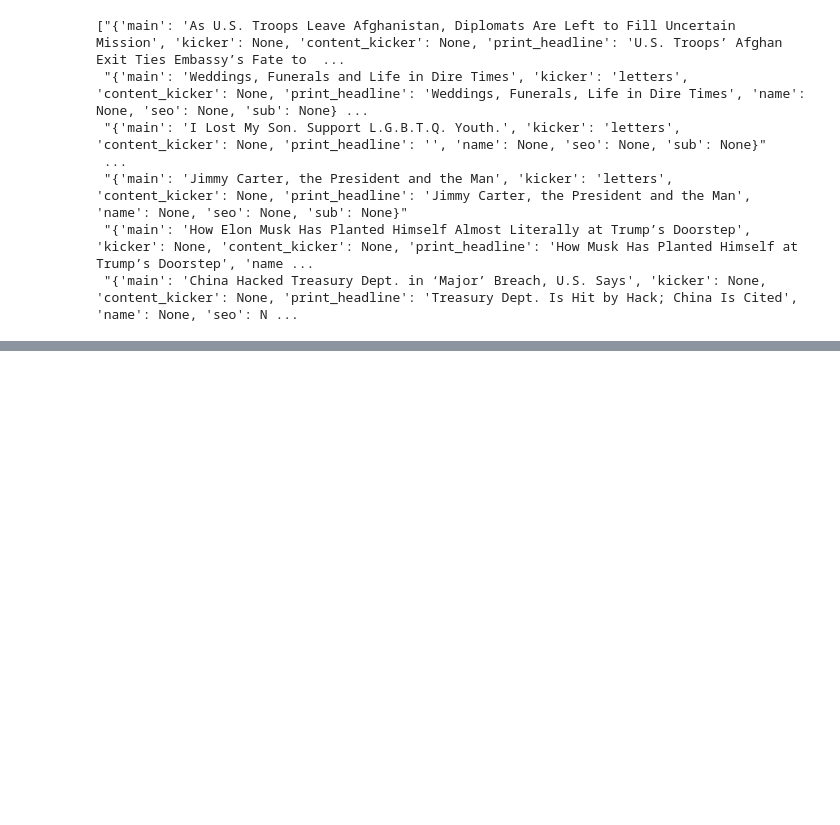
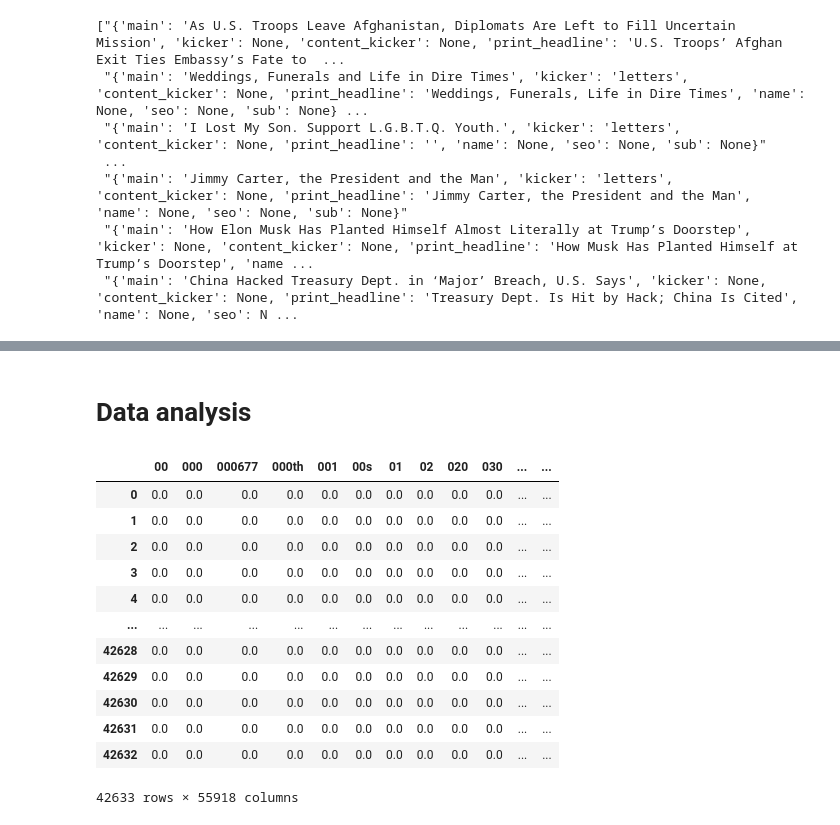
Before and after one commit to Mahendran180923/News_Senticonomy, a Jupyter notebook: Senticonomy.ipynb, the cells around one changed output, grey strips where cells are left out. Cells and saved outputs as stored; diff of their text form; code cells hidden in the pictures; blank space fills up the shorter version.

```diff
--- a/Senticonomy.ipynb
+++ b/Senticonomy.ipynb
@@ -365,6 +372,6 @@ Index(['abstract', 'web_url', 'snippet', 'lead_paragraph', 'print_section',
       dtype='object')
 # %%
-cleaned_data.drop(['print_section',  'print_page', 'document_type', 'byline', 'type_of_material', '_id', 'word_count', 'uri', 'multimedia','keywords'], axis=1, inplace=True)
+cleaned_data.drop(['print_section',  'print_page', 'document_type', 'byline', '_id', 'word_count', 'uri', 'multimedia'], axis=1, inplace=True)
 # %%
 cleaned_data.columns
 # %% [output]
@@ -402,0 +396,6 @@ cleaned_data
+# %%
+import ast
+# Convert the keywords column to a list of dictionaries and extract keyword values
+cleaned_data['keywords'] = cleaned_data['keywords'].apply(lambda x: [d['value'] for d in ast.literal_eval(x)])
+# %%
+cleaned_data['keywords'] = cleaned_data['keywords'].apply(lambda x: ' '.join(x))
@@ -426,0 +476,24 @@ cleaned_data
+# %% [markdown]
+# Data analysis
+# %%
+from sklearn.feature_extraction.text import TfidfVectorizer
+
+vect = TfidfVectorizer()
+x = vect.fit_transform(cleaned_data['lead_paragraph'])
+# %%
+df_enc = pd.DataFrame(x.toarray(),columns=vect.get_feature_names_out())
+df_enc
+# %% [output]
+|  | 00 | 000 | 000677 | 000th | 001 | 00s | 01 | 02 | 020 | 030 | ... | ... |
+| 0 | 0.0 | 0.0 | 0.0 | 0.0 | 0.0 | 0.0 | 0.0 | 0.0 | 0.0 | 0.0 | ... | ... |
+| 1 | 0.0 | 0.0 | 0.0 | 0.0 | 0.0 | 0.0 | 0.0 | 0.0 | 0.0 | 0.0 | ... | ... |
+| 2 | 0.0 | 0.0 | 0.0 | 0.0 | 0.0 | 0.0 | 0.0 | 0.0 | 0.0 | 0.0 | ... | ... |
+| 3 | 0.0 | 0.0 | 0.0 | 0.0 | 0.0 | 0.0 | 0.0 | 0.0 | 0.0 | 0.0 | ... | ... |
+| 4 | 0.0 | 0.0 | 0.0 | 0.0 | 0.0 | 0.0 | 0.0 | 0.0 | 0.0 | 0.0 | ... | ... |
+| ... | ... | ... | ... | ... | ... | ... | ... | ... | ... | ... | ... | ... |
+| 42628 | 0.0 | 0.0 | 0.0 | 0.0 | 0.0 | 0.0 | 0.0 | 0.0 | 0.0 | 0.0 | ... | ... |
+| 42629 | 0.0 | 0.0 | 0.0 | 0.0 | 0.0 | 0.0 | 0.0 | 0.0 | 0.0 | 0.0 | ... | ... |
+| 42630 | 0.0 | 0.0 | 0.0 | 0.0 | 0.0 | 0.0 | 0.0 | 0.0 | 0.0 | 0.0 | ... | ... |
+| 42631 | 0.0 | 0.0 | 0.0 | 0.0 | 0.0 | 0.0 | 0.0 | 0.0 | 0.0 | 0.0 | ... | ... |
+| 42632 | 0.0 | 0.0 | 0.0 | 0.0 | 0.0 | 0.0 | 0.0 | 0.0 | 0.0 | 0.0 | ... | ... |
+42633 rows × 55918 columns
```
Also changed, not shown: parts of 14 cells of this notebook.
